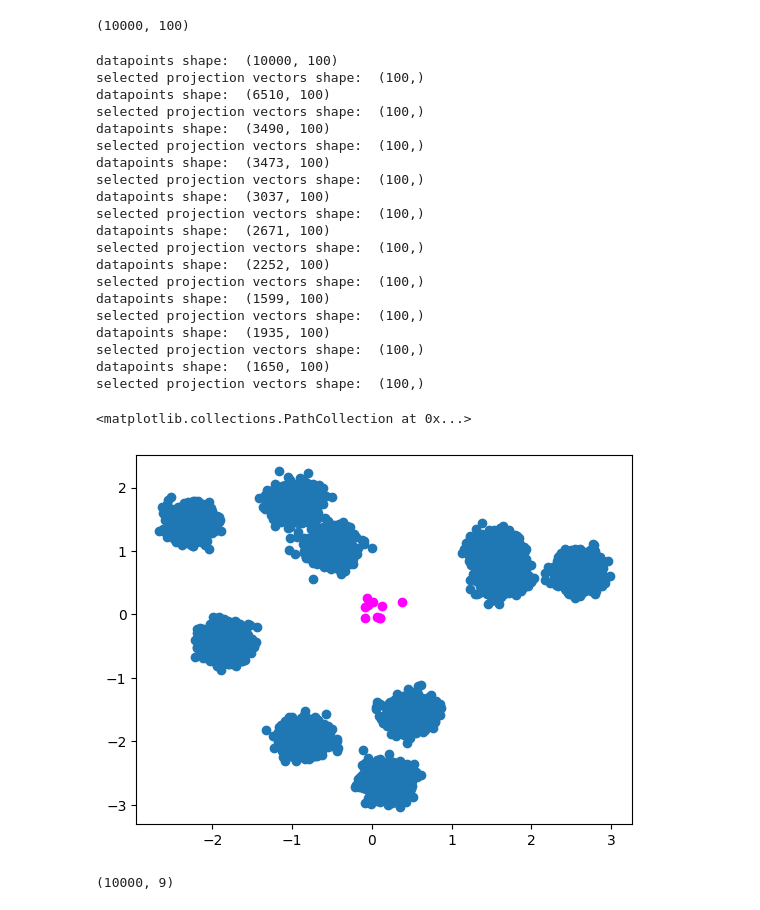
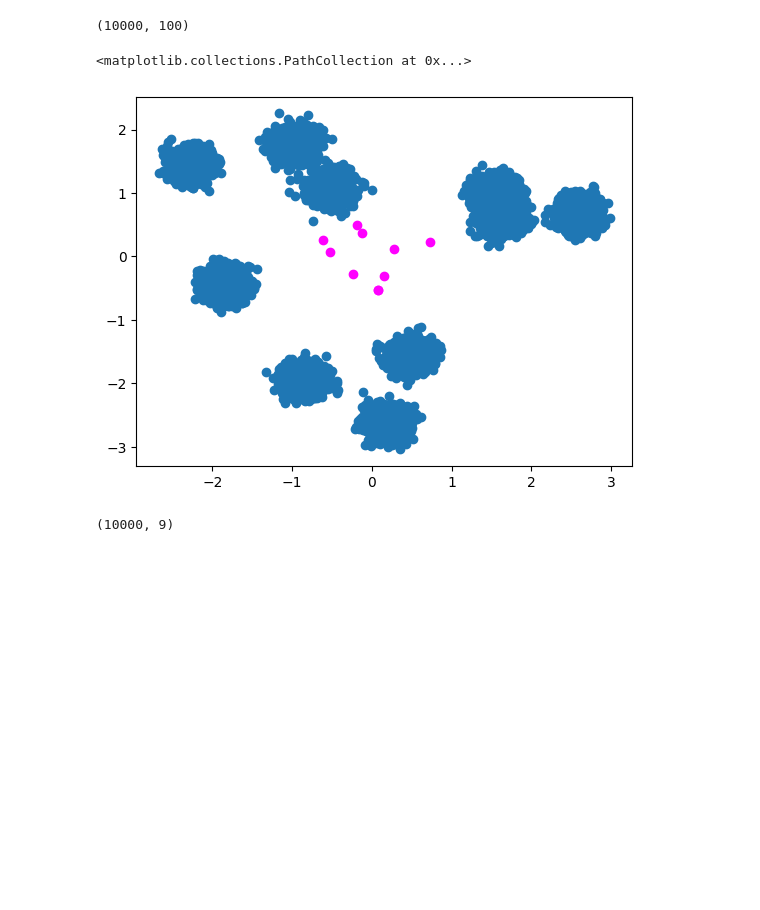
Before and after one commit to amy-ln/dpclustering, a Jupyter notebook: lsh-experiment.ipynb, the cells around one changed output. Saved outputs shown, nothing was run; the diff lists cells and outputs as text; code cells hidden in the pictures; blank space fills up the shorter version.

```diff
--- a/lsh-experiment.ipynb
+++ b/lsh-experiment.ipynb
@@ -201,37 +201,17 @@ large.shape
 # %%
 large_pca = PCA(n_components=2)
 large_2d = large_pca.fit_transform(large)
 
 params = Params(epsilon=1, delta=1e-6, radius=1, dimension=100, k=10)
-points, weights = create_bucket_synopsis(X=large, p=params, seed=21375)
+points, weights = bucket_using_privacy_accountant(X=large, p=params, seed=21375)
 centers = lloyd_with_weights(k=10, X=points, weights=weights, n_iter=10, rs=21375)
 centers_2d = large_pca.transform(centers)
 
 plt.scatter(large_2d[:,0], large_2d[:,1])
 plt.scatter(centers_2d[:,0], centers_2d[:, 1], c="magenta")
 # %% [output]
-datapoints shape:  (10000, 100)
-selected projection vectors shape:  (100,)
-datapoints shape:  (6510, 100)
-selected projection vectors shape:  (100,)
-datapoints shape:  (3490, 100)
-selected projection vectors shape:  (100,)
-datapoints shape:  (3473, 100)
-selected projection vectors shape:  (100,)
-datapoints shape:  (3037, 100)
-selected projection vectors shape:  (100,)
-datapoints shape:  (2671, 100)
-selected projection vectors shape:  (100,)
-datapoints shape:  (2252, 100)
-selected projection vectors shape:  (100,)
-datapoints shape:  (1599, 100)
-selected projection vectors shape:  (100,)
-datapoints shape:  (1935, 100)
-selected projection vectors shape:  (100,)
-datapoints shape:  (1650, 100)
-selected projection vectors shape:  (100,)
+<matplotlib.collections.PathCollection at 0x...>
-<matplotlib.collections.PathCollection at 0x...>
-[figure, old version]
+[figure, new version]
 # %%
 forest = np.load("datasets/forest.npy")
 forest.shape
```
Also changed, not shown: parts of 4 cells of this notebook.
